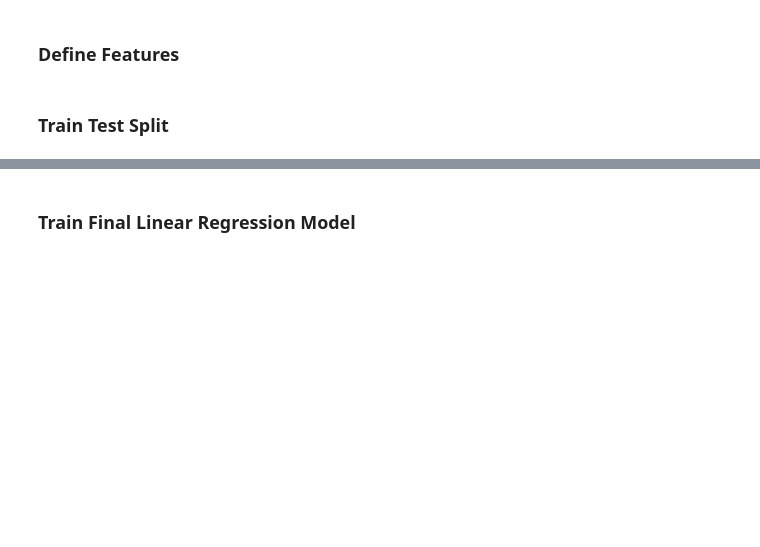
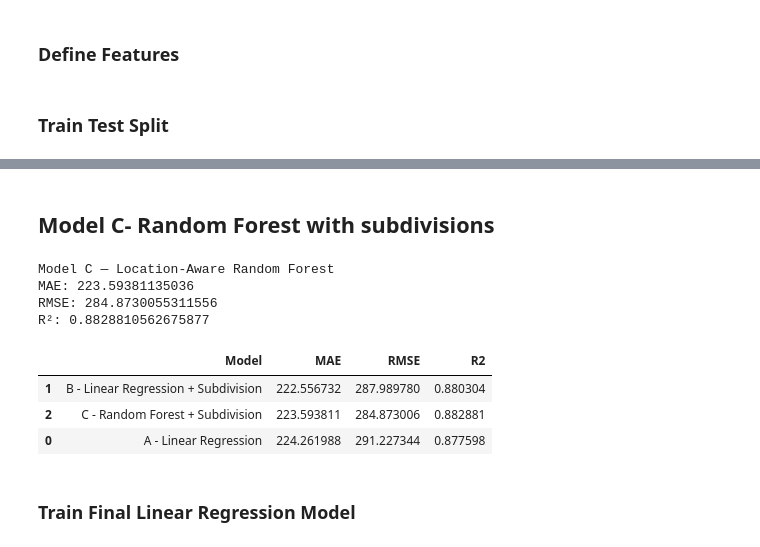
Before and after one commit to sakshidangi2006/Rainfall_Prediction, a Jupyter notebook: notebooks/08_final_model.ipynb, the cells around one changed output, grey strips where cells are left out. Saved outputs shown, nothing was run; the diff lists cells and outputs as text; code cells hidden in the pictures; blank space fills up the shorter version.

```diff
--- a/notebooks/08_final_model.ipynb
+++ b/notebooks/08_final_model.ipynb
@@ -110,3 +357,74 @@ y_holdout: (216,)
+# %% [markdown]
+## Model C- Random Forest with subdivisions
+# %%
+from sklearn.ensemble import RandomForestRegressor
+
+preprocessor_c = ColumnTransformer(
+    transformers=[
+        (
+            "location",
+            OneHotEncoder(handle_unknown="ignore"),
+            ["SUBDIVISION"]
+        )
+    ],
+    remainder="passthrough"
+)
+
+model_c = Pipeline([
+    ("preprocessor", preprocessor_c),
+    ("regressor", RandomForestRegressor(
+        n_estimators=300,
+        min_samples_leaf=5,
+        random_state=42,
+        n_jobs=-1
+    ))
+])
+
+X_train_c = train_data[model_features + ["SUBDIVISION"]]
+X_val_c = validation_data[model_features + ["SUBDIVISION"]]
+
+model_c.fit(X_train_c, y_train)
+pred_c = model_c.predict(X_val_c)
+
+print("Model C — Location-Aware Random Forest")
+print("MAE:", mean_absolute_error(y_val, pred_c))
+print("RMSE:", np.sqrt(mean_squared_error(y_val, pred_c)))
+print("R²:", r2_score(y_val, pred_c))
+# %% [output]
+Model C — Location-Aware Random Forest
+MAE: 223.59381135036
+RMSE: 284.8730055311556
+R²: 0.8828810562675877
+# %%
+validation_results = pd.DataFrame({
+    "Model": [
+        "A - Linear Regression",
+        "B - Linear Regression + Subdivision",
+        "C - Random Forest + Subdivision"
+    ],
+    "MAE": [
+        mean_absolute_error(y_val, pred_a),
+        mean_absolute_error(y_val, pred_b),
+        mean_absolute_error(y_val, pred_c)
+    ],
+    "RMSE": [
+        np.sqrt(mean_squared_error(y_val, pred_a)),
+        np.sqrt(mean_squared_error(y_val, pred_b)),
+        np.sqrt(mean_squared_error(y_val, pred_c))
+    ],
+    "R2": [
+        r2_score(y_val, pred_a),
+        r2_score(y_val, pred_b),
+        r2_score(y_val, pred_c)
+    ]
+})
+
+validation_results.sort_values("MAE")
+# %% [output]
+|  | Model | MAE | RMSE | R2 |
+| 1 | B - Linear Regression + Subdivision | 222.556732 | 287.989780 | 0.880304 |
+| 2 | C - Random Forest + Subdivision | 223.593811 | 284.873006 | 0.882881 |
+| 0 | A - Linear Regression | 224.261988 | 291.227344 | 0.877598 |
 # %% [markdown]
 ### Train Final Linear Regression Model
 # %%
```
Also changed, not shown: parts of 14 cells of this notebook, 9 other files.
